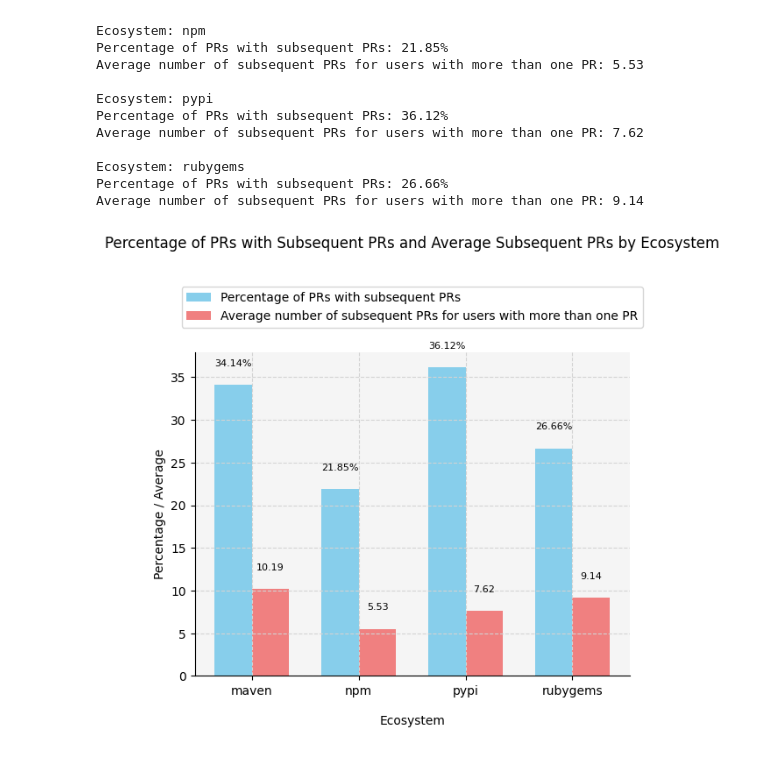
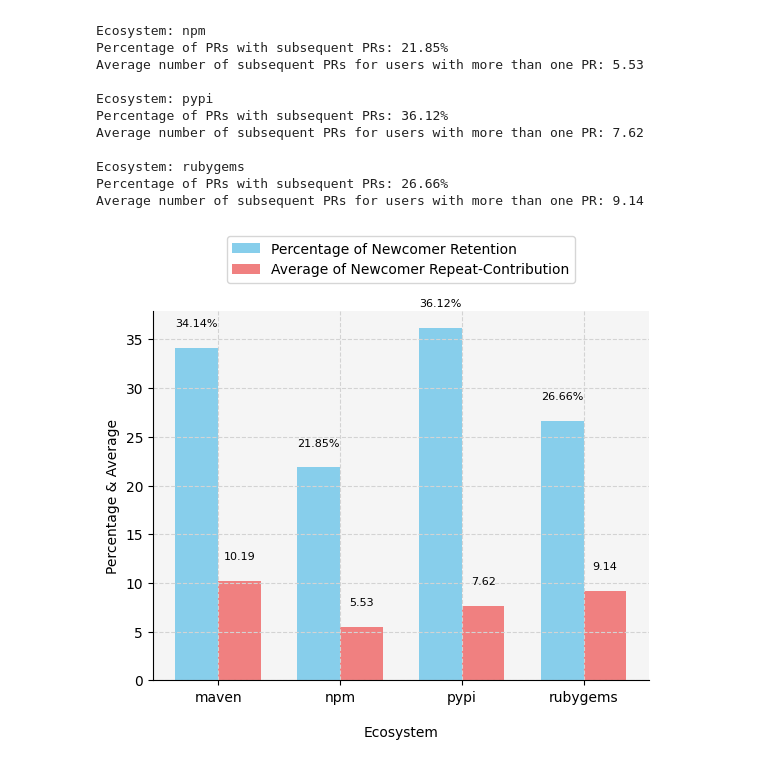
Before and after one commit to sauravgupta2800/Open-source-community-health, a Jupyter notebook: community_engagement.ipynb, the cells around one changed output. Cells and saved outputs as stored; diff of their text form; code cells hidden in the pictures.

Commit message:
updated the charts title

```diff
--- a/community_engagement.ipynb
+++ b/community_engagement.ipynb
@@ -78,35 +78,36 @@ averages = [results['AverageSubsequentPRs'] for results in ecosystem_results.val
 fig, ax = plt.subplots()
 bar_width = 0.35
 index = np.arange(len(ecosystems))
 
-bar1 = ax.bar(index, percentages, bar_width, label='Percentage of PRs with subsequent PRs', color='skyblue')
-bar2 = ax.bar(index + bar_width, averages, bar_width, label='Average number of subsequent PRs for users with more than one PR', color='lightcoral')
+bar1 = ax.bar(index, percentages, bar_width, label='Percentage of Newcomer Retention', color='skyblue')
+bar2 = ax.bar(index + bar_width, averages, bar_width, label='Average of Newcomer Repeat-Contribution', color='lightcoral')
+# bar2 = ax.bar(index + bar_width, averages, bar_width, label='Average number of subsequent PRs by Repeated Contributors', color='lightcoral')
 
 ax.set_xlabel('Ecosystem', labelpad=15)
-ax.set_ylabel('Percentage / Average')
-ax.set_title('Percentage of PRs with Subsequent PRs and Average Subsequent PRs by Ecosystem', y=1.3)
+ax.set_ylabel('Percentage & Average')
+# ax.set_title('Percentage of PRs with Subsequent PRs and Average Subsequent PRs by Ecosystem', y=1.3)
 ax.set_xticks(index + bar_width / 2)
 ax.set_xticklabels(ecosystems)
 
 # Move the legend outside
 ax.legend(loc='upper center', bbox_to_anchor=(0.5, 1.22))
 
 # Add values inside the bars
 for i, (val1, val2) in enumerate(zip(percentages, averages)):
     ax.text(i, val1 + 2, f'{val1:.2f}%', ha='center', va='bottom', fontsize=8)
     ax.text(i + bar_width, val2 + 2, f'{val2:.2f}', ha='center', va='bottom', fontsize=8)
 
 # Create a background with lines of square size
 background_color = '#f5f5f5'
 ax.set_facecolor(background_color)
 
 # Remove the top and right spines
 ax.spines['top'].set_visible(False)
 ax.spines['right'].set_visible(False)
 
 # Show grid lines
 ax.grid(True, linestyle='--', color='lightgray')
 
 plt.show()
 # %% [output]
-[figure, old version]
+[figure, new version]
```
Also changed, not shown: 5 other files.
